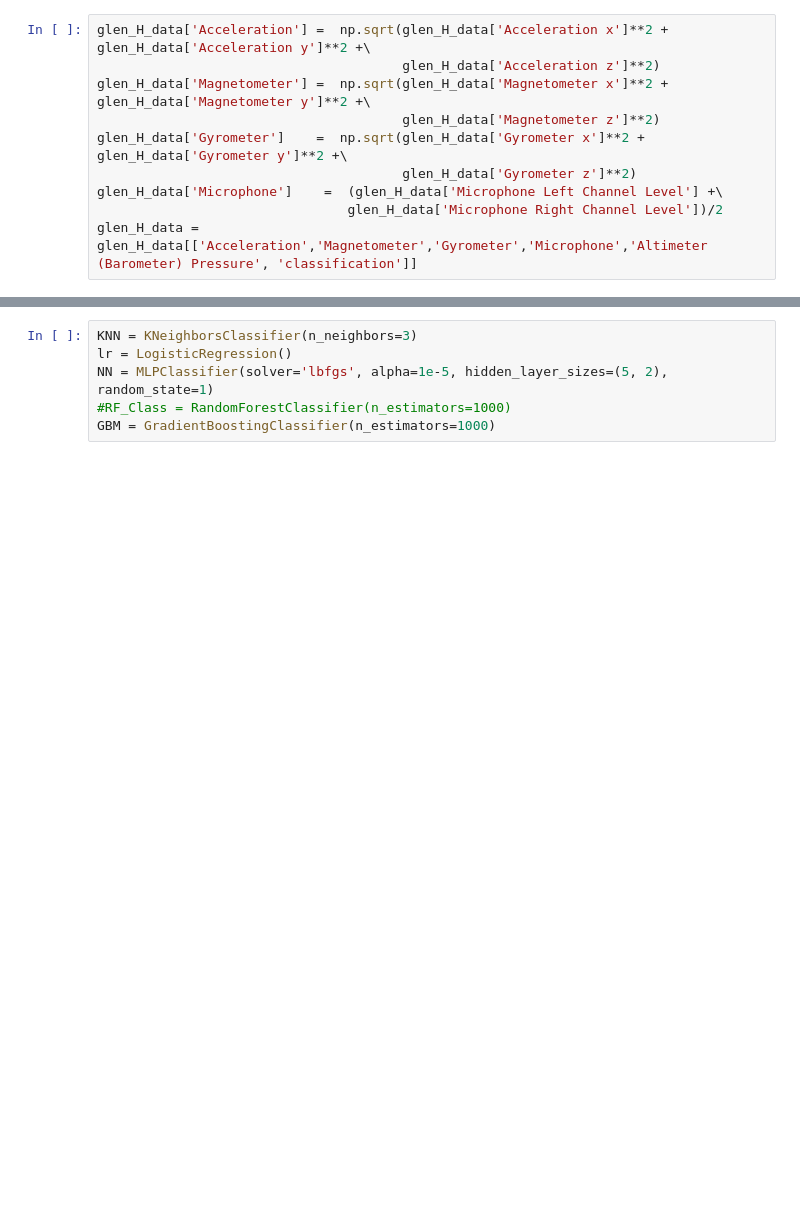
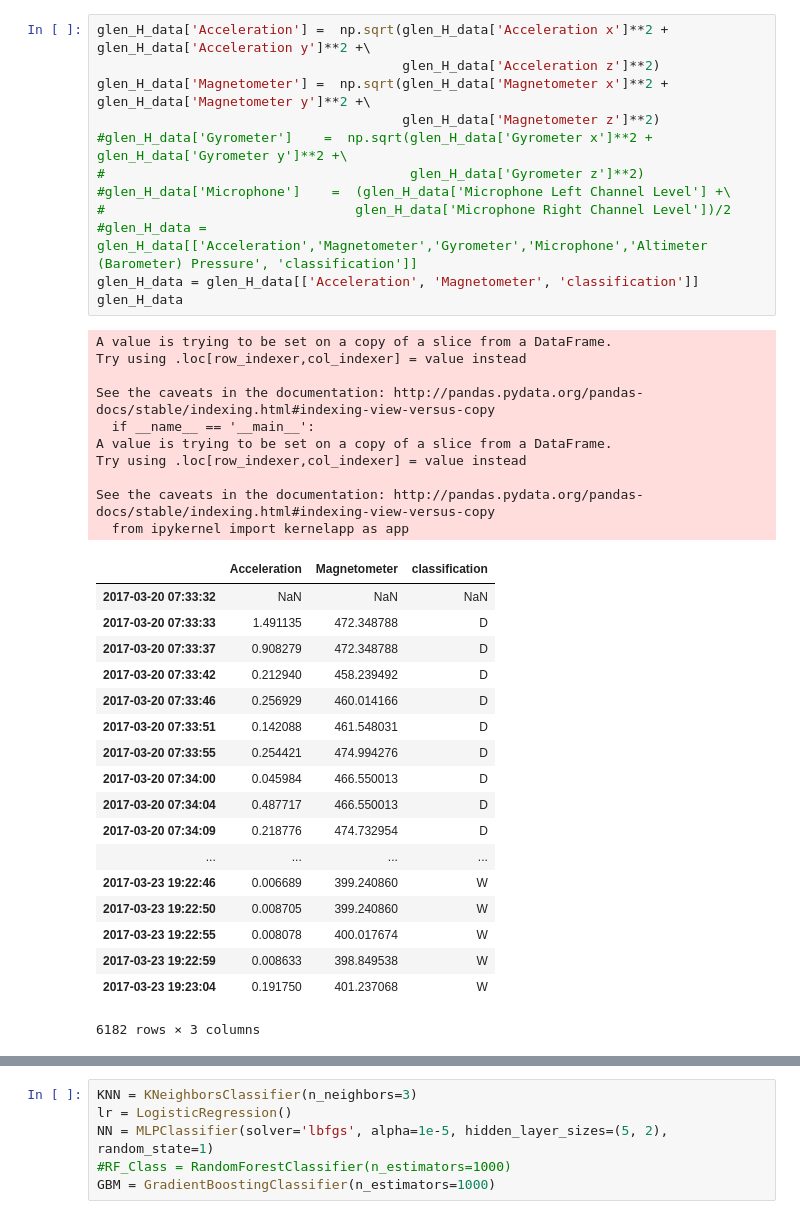
Before and after one commit to afeierman/Knowhere, a Jupyter notebook: code/Modeling_Glen.ipynb, the cells around one changed output, grey strips where cells are left out. Saved outputs shown, nothing was run; the diff lists cells and outputs as text; blank space fills up the shorter version.

```diff
--- a/code/Modeling_Glen.ipynb
+++ b/code/Modeling_Glen.ipynb
@@ -76,10 +80,41 @@ dtype: int64
 # %%
 glen_H_data['Acceleration'] =  np.sqrt(glen_H_data['Acceleration x']**2 + glen_H_data['Acceleration y']**2 +\
                                        glen_H_data['Acceleration z']**2)
 glen_H_data['Magnetometer'] =  np.sqrt(glen_H_data['Magnetometer x']**2 + glen_H_data['Magnetometer y']**2 +\
                                        glen_H_data['Magnetometer z']**2)
-glen_H_data['Gyrometer']    =  np.sqrt(glen_H_data['Gyrometer x']**2 + glen_H_data['Gyrometer y']**2 +\
-                                       glen_H_data['Gyrometer z']**2)
-glen_H_data['Microphone']    =  (glen_H_data['Microphone Left Channel Level'] +\
-                                glen_H_data['Microphone Right Channel Level'])/2
-glen_H_data = glen_H_data[['Acceleration','Magnetometer','Gyrometer','Microphone','Altimeter (Barometer) Pressure', 'classification']]
+#glen_H_data['Gyrometer']    =  np.sqrt(glen_H_data['Gyrometer x']**2 + glen_H_data['Gyrometer y']**2 +\
+#                                       glen_H_data['Gyrometer z']**2)
+#glen_H_data['Microphone']    =  (glen_H_data['Microphone Left Channel Level'] +\
+#                                glen_H_data['Microphone Right Channel Level'])/2
+#glen_H_data = glen_H_data[['Acceleration','Magnetometer','Gyrometer','Microphone','Altimeter (Barometer) Pressure', 'classification']]
+glen_H_data = glen_H_data[['Acceleration', 'Magnetometer', 'classification']]
+glen_H_data
+# %% [output]
+A value is trying to be set on a copy of a slice from a DataFrame.
+Try using .loc[row_indexer,col_indexer] = value instead
+
+See the caveats in the documentation: http://pandas.pydata.org/pandas-docs/stable/indexing.html#indexing-view-versus-copy
+  if __name__ == '__main__':
+A value is trying to be set on a copy of a slice from a DataFrame.
+Try using .loc[row_indexer,col_indexer] = value instead
+
+See the caveats in the documentation: http://pandas.pydata.org/pandas-docs/stable/indexing.html#indexing-view-versus-copy
+  from ipykernel import kernelapp as app
+|  | Acceleration | Magnetometer | classification |
+| 2017-03-20 07:33:32 | NaN | NaN | NaN |
+| 2017-03-20 07:33:33 | 1.491135 | 472.348788 | D |
+| 2017-03-20 07:33:37 | 0.908279 | 472.348788 | D |
+| 2017-03-20 07:33:42 | 0.212940 | 458.239492 | D |
+| 2017-03-20 07:33:46 | 0.256929 | 460.014166 | D |
+| 2017-03-20 07:33:51 | 0.142088 | 461.548031 | D |
+| 2017-03-20 07:33:55 | 0.254421 | 474.994276 | D |
+| 2017-03-20 07:34:00 | 0.045984 | 466.550013 | D |
+| 2017-03-20 07:34:04 | 0.487717 | 466.550013 | D |
+| 2017-03-20 07:34:09 | 0.218776 | 474.732954 | D |
+| ... | ... | ... | ... |
+| 2017-03-23 19:22:46 | 0.006689 | 399.240860 | W |
+| 2017-03-23 19:22:50 | 0.008705 | 399.240860 | W |
+| 2017-03-23 19:22:55 | 0.008078 | 400.017674 | W |
+| 2017-03-23 19:22:59 | 0.008633 | 398.849538 | W |
+| 2017-03-23 19:23:04 | 0.191750 | 401.237068 | W |
+6182 rows × 3 columns
```
Also changed, not shown: parts of 39 cells of this notebook, 1 other file.
